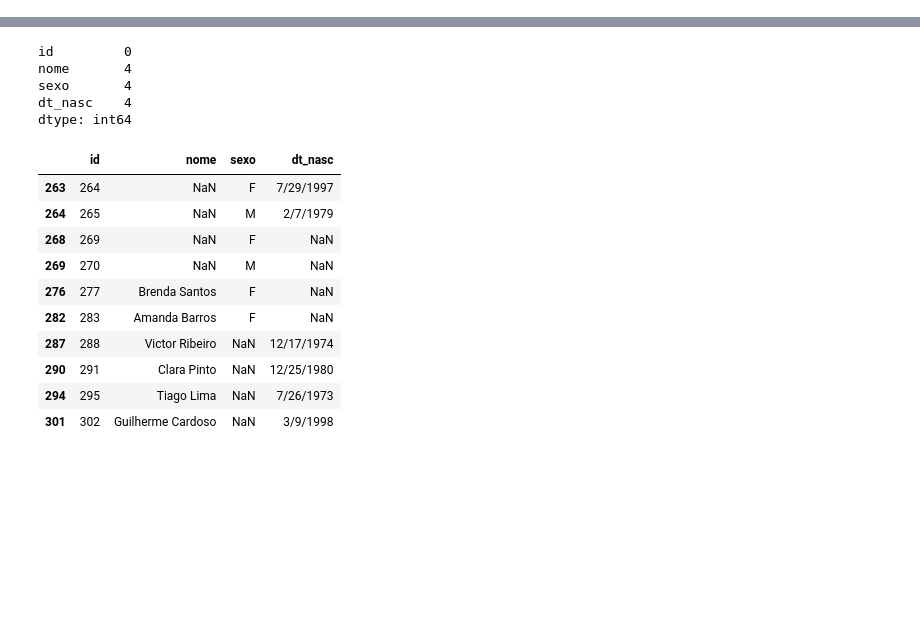
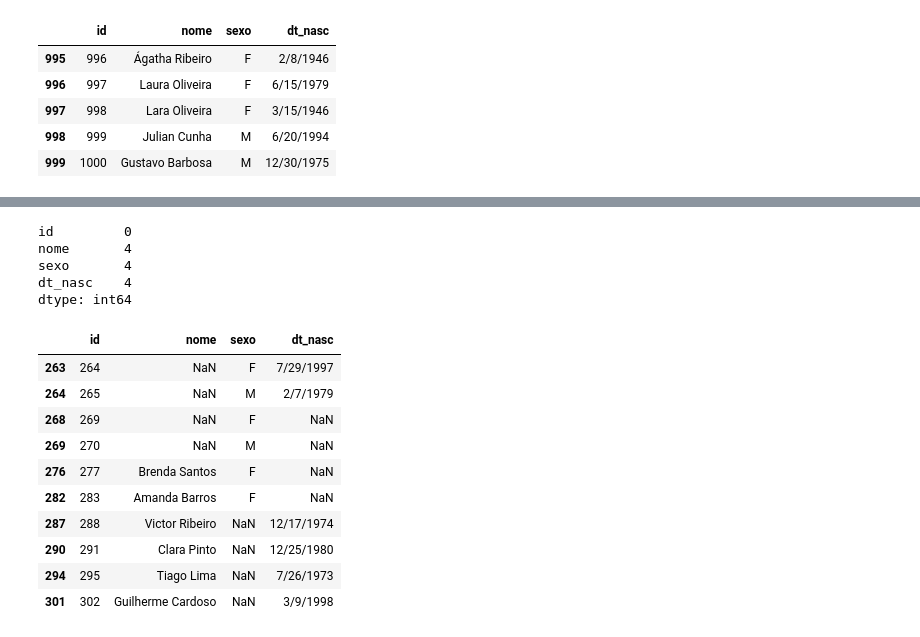
Before and after one commit to astorelucas/data-analysis-python, a Jupyter notebook: analysis/analises.ipynb, the cells around one changed output, grey strips where cells are left out. Cells and saved outputs as stored; diff of their text form; code cells hidden in the pictures; blank space fills up the shorter version.

```diff
--- a/analysis/analises.ipynb
+++ b/analysis/analises.ipynb
@@ -19,0 +28,10 @@ dfClientes.sample(5) #dados aleatórios. tem o .head() e .tail()
+# %%
+# Checking the tail
+dfClientes.tail()
+# %% [output]
+|  | id | nome | sexo | dt_nasc |
+| 995 | 996 | Ágatha Ribeiro | F | 2/8/1946 |
+| 996 | 997 | Laura Oliveira | F | 6/15/1979 |
+| 997 | 998 | Lara Oliveira | F | 3/15/1946 |
+| 998 | 999 | Julian Cunha | M | 6/20/1994 |
+| 999 | 1000 | Gustavo Barbosa | M | 12/30/1975 |
```
Also changed, not shown: parts of 36 cells of this notebook.
